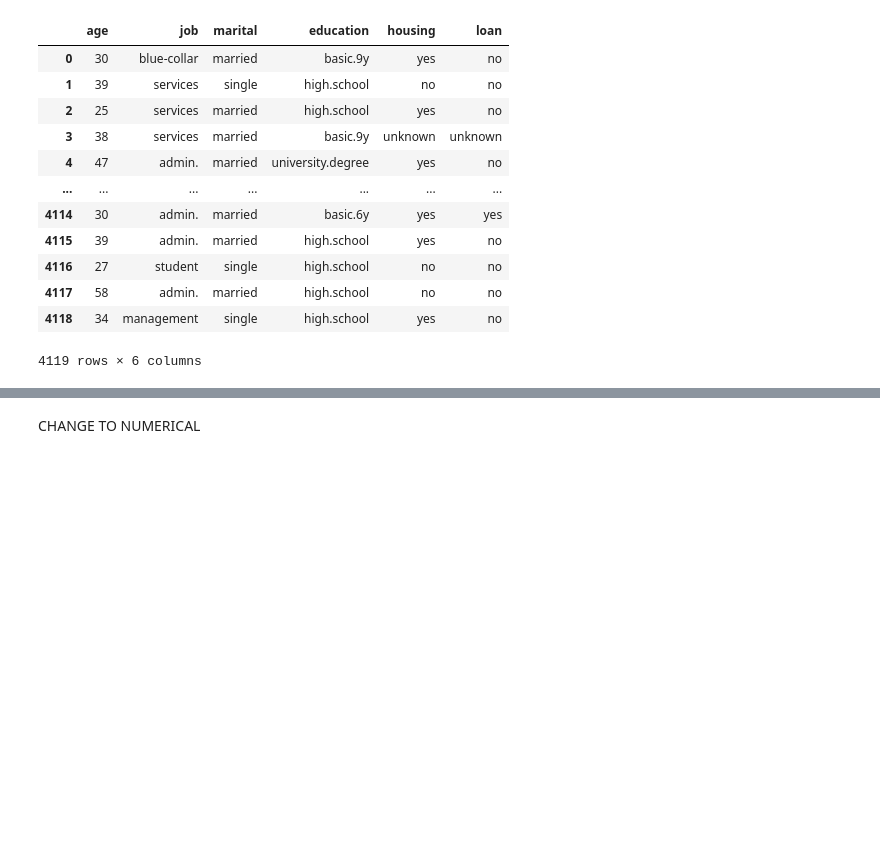
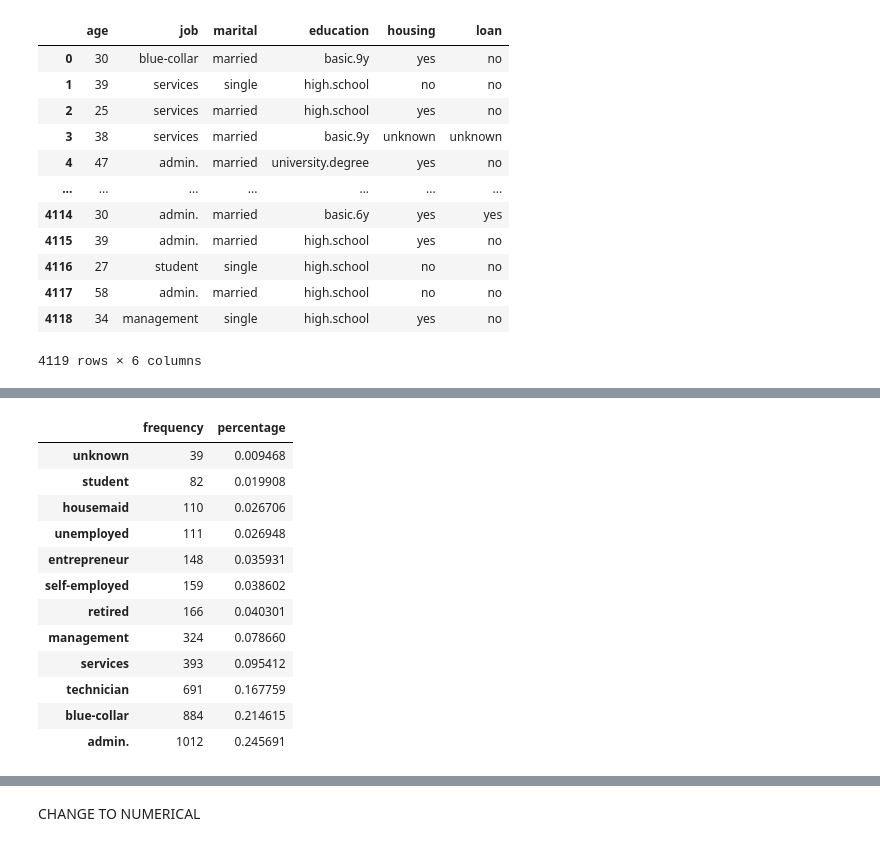
Before and after one commit to peii14/LoanTransaction, a Jupyter notebook: mine.ipynb, the cells around one changed output, grey strips where cells are left out. Cells and saved outputs as stored; diff of their text form; code cells hidden in the pictures; blank space fills up the shorter version.

Commit message:
frequency and percentage

```diff
--- a/mine.ipynb
+++ b/mine.ipynb
@@ -111,0 +97,23 @@ Name: marital, dtype: object
+# %%
+frquency = attribute.job.value_counts(normalize=False)
+percentage = attribute.job.value_counts(normalize=True)
+data2 = {'frequency':frquency,
+        'percentage': percentage}
+
+job = pd.DataFrame(data2)
+job = job.sort_values(job.columns[1],kind='quicksort')
+job
+# %% [output]
+|  | frequency | percentage |
+| unknown | 39 | 0.009468 |
+| student | 82 | 0.019908 |
+| housemaid | 110 | 0.026706 |
+| unemployed | 111 | 0.026948 |
+| entrepreneur | 148 | 0.035931 |
+| self-employed | 159 | 0.038602 |
+| retired | 166 | 0.040301 |
+| management | 324 | 0.078660 |
+| services | 393 | 0.095412 |
+| technician | 691 | 0.167759 |
+| blue-collar | 884 | 0.214615 |
+| admin. | 1012 | 0.245691 |
```
Also changed, not shown: parts of 16 cells of this notebook, 1 other file.
